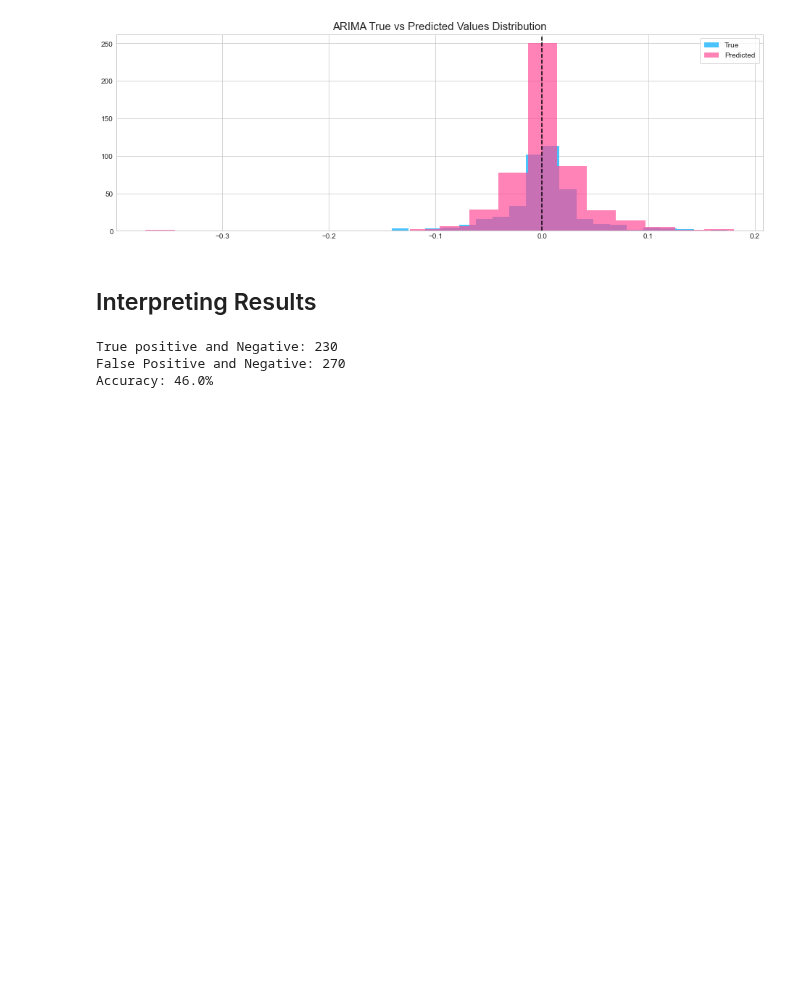
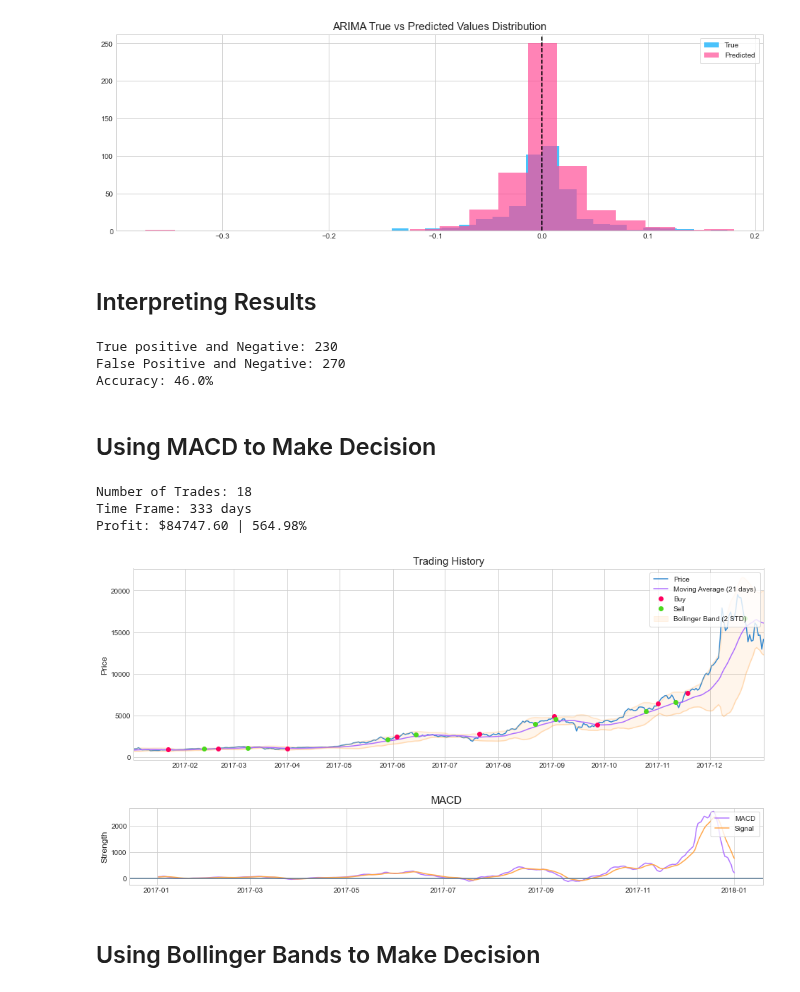
Before and after one commit to DSEI21000-S21/project-altcoinpriceprediction, a Jupyter notebook: VasilevaDO/Part 3. Machine Learning.ipynb, the cells around one changed output. Saved outputs shown, nothing was run; the diff lists cells and outputs as text; code cells hidden in the pictures; blank space fills up the shorter version.

```diff
--- a/VasilevaDO/Part 3. Machine Learning.ipynb
+++ b/VasilevaDO/Part 3. Machine Learning.ipynb
@@ -223,3 +223,5 @@ print("Accuracy: {:.1f}%".format(accuracy*100))
 True positive and Negative: 230
 False Positive and Negative: 270
 Accuracy: 46.0%
+# %% [markdown]
+## Using MACD to Make Decision
@@ -225,0 +254,49 @@ Accuracy: 46.0%
+# %%
+def macd_trading(stock, budget=15000, show_graph=True, show_return=True):
+
+    state_check = lambda x, y: 1 if x > y else 0
+    stock = stock.reset_index()
+    money = budget
+    prev_state = state_check(stock.loc[0].MACD, stock.loc[0].Signal)
+    stock_amt = 0
+    net = []
+
+    for i in range(1, len(stock)):
+
+        today = stock.iloc[i]
+        state = state_check(today.MACD, today.Signal)
+
+        if state != prev_state:
+
+            # BUY
+            if (today.MACD > today.Signal) and (money != 0):
+                stock_amt = int(money / today.Close)
+                money = 0
+                net.append([today.Date, today.Close, 1, stock_amt * today.Close])
+
+            # SELL
+            if (today.MACD < today.Signal) and (stock_amt != 0):
+                money = stock_amt * today.Close
+                stock_amt = 0
+                net.append([today.Date, today.Close, 0, money])
+
+        prev_state = state
+
+    profit = net[-1][3] - budget
+
+    if show_return == True:
+        print('Number of Trades: {}'.format(len(net)))
+        print('Time Frame: {} days'.format((net[-1][0] - net[0][0]).days))
+        print('Profit: ${:.2f} | {}%'.format(profit, round(profit/budget*100, 2)))
+
+    if show_graph == True:
+        trading_history(stock.set_index('Date'), net)
+
+    return profit, net
+# %%
+profit, trades = macd_trading(bit_data.loc['2017':'2017'])
+# %% [output]
+Number of Trades: 18
+Time Frame: 333 days
+Profit: $84747.60 | 564.98%
+[figure, added]
@@ -225,0 +314,6 @@ Accuracy: 46.0%
+# %%
+macd(bit_data.loc['2017':'2017'])
+# %% [output]
+[figure, added]
+# %% [markdown]
+## Using Bollinger Bands to Make Decision
```
Also changed, not shown: parts of 5 cells of this notebook, 4 other files.
